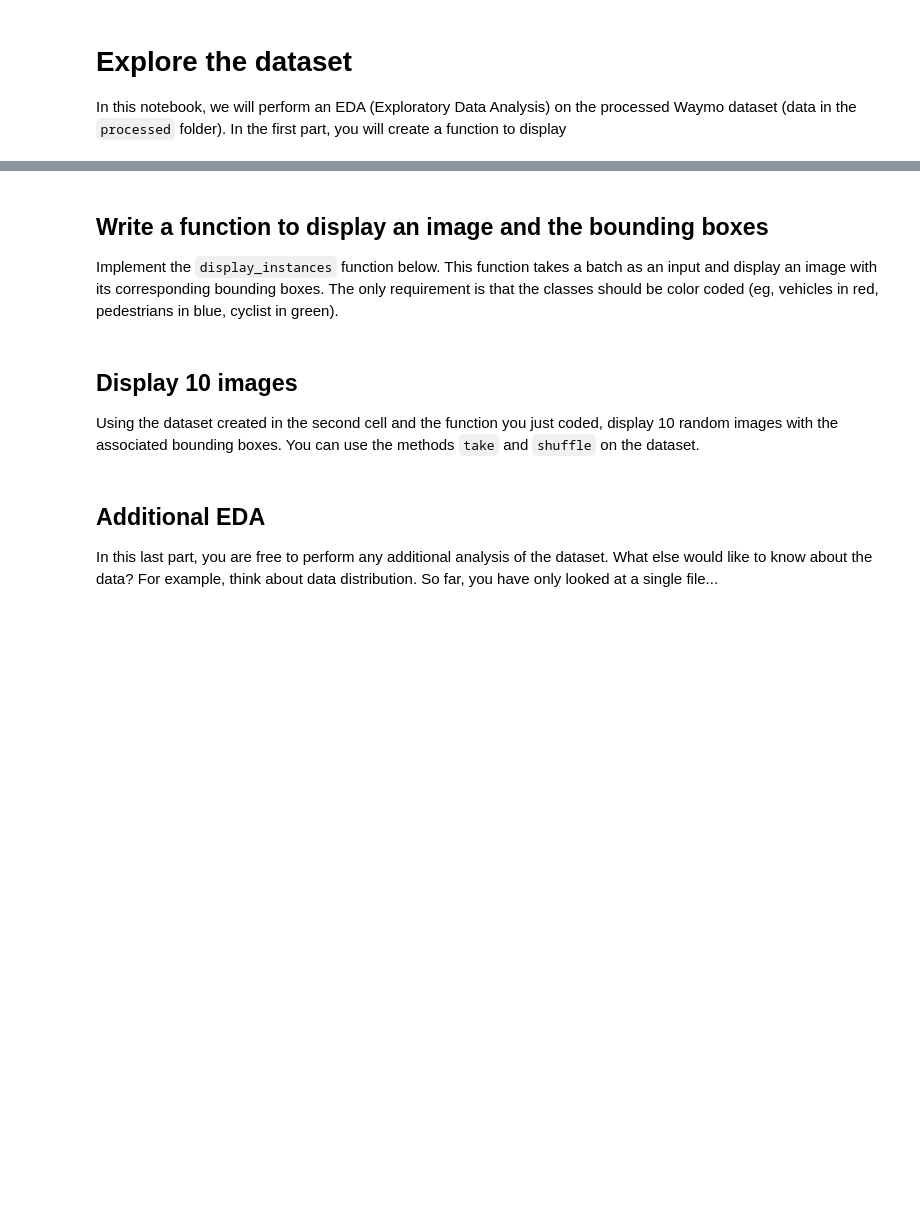
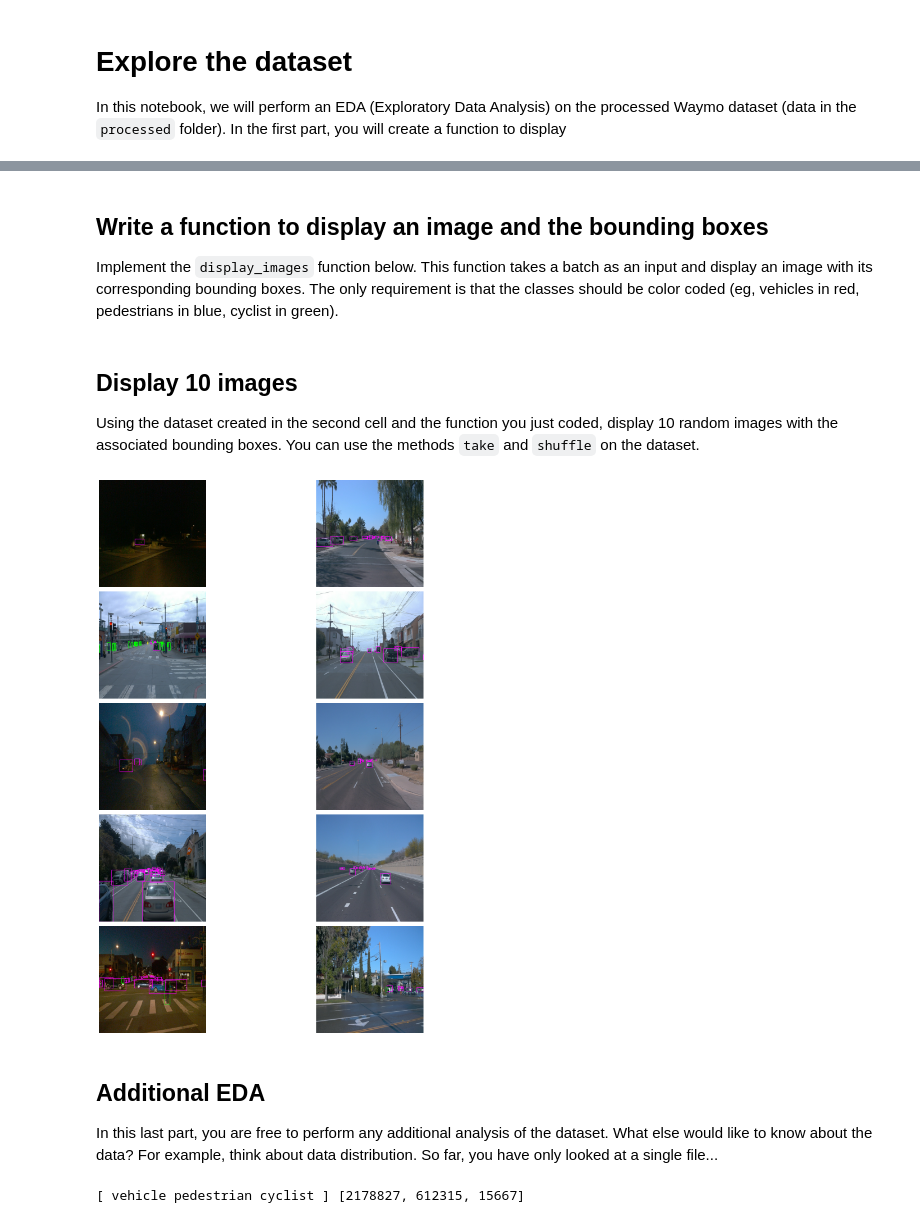
Before and after one commit to baraaHassan/-Object-Detection-in-an-Urban-Environment, a Jupyter notebook: Exploratory Data Analysis.ipynb, the cells around one changed output, grey strips where cells are left out. Drawn from its saved outputs; the diff is of its cells as text; code cells hidden in the pictures; blank space fills up the shorter version.

```diff
--- a/Exploratory Data Analysis.ipynb
+++ b/Exploratory Data Analysis.ipynb
@@ -9,0 +16,2 @@ dataset = get_dataset("data/raw")
+# %%
+training_dataset = get_dataset("/home/workspace/data/train/*.tfrecord")
@@ -10,4 +28,4 @@ dataset = get_dataset("data/raw")
 # %% [markdown]
 ## Write a function to display an image and the bounding boxes
 
-Implement the `display_instances` function below. This function takes a batch as an input and display an image with its corresponding bounding boxes. The only requirement is that the classes should be color coded (eg, vehicles in red, pedestrians in blue, cyclist in green).
+Implement the `display_images` function below. This function takes a batch as an input and display an image with its corresponding bounding boxes. The only requirement is that the classes should be color coded (eg, vehicles in red, pedestrians in blue, cyclist in green).
@@ -21,3 +32,34 @@ def display_instances(batch):
+# %%
+
+def display_images(batch):
+    # color mapping of classes
+    colormap = {1: [1, 0, 1], 2: [0, 1, 0], 4: [1, 1, 0]}
+
+    f, ax = plt.subplots(5, 2, figsize=(20, 20))
+
+    for i in range(len(batch)):
+        img = batch[i]['image']
+        classes = batch[i]['groundtruth_classes'].copy()
+        bboxes = batch[i]['groundtruth_boxes'].copy()
+
+        # resize the rectangle (bounding box) to fit the image
+        resize_x, resize_y, _ = img.shape
+        bboxes[:, [0, 2]] *= resize_x
+        bboxes[:, [1, 3]] *= resize_y
+
+        # index of the current subfigure
+        x = i % 5
+        y = i % 2
+
+        ax[x,y].imshow(img.astype(np.uint8))
+
+        for cl, bb in zip(classes, bboxes):
+            y1, x1, y2, x2 = bb
+            rec = Rectangle((x1, y1), x2- x1, y2-y1, facecolor='none', edgecolor=colormap[cl])
+            ax[x, y].add_patch(rec)
+        ax[x ,y].axis('off')
+    plt.tight_layout()
+    plt.show()
 # %% [markdown]
 ## Display 10 images
 
@@ -27,5 +67,25 @@ Using the dataset created in the second cell and the function you just coded, di
+# %%
+# Display 10 random images in dataset
+Random_10_imgs = training_dataset.shuffle(600)
+Random_10_imgs = Random_10_imgs.take(10)
+display_images(list(Random_10_imgs.as_numpy_iterator()))
+# %% [output]
+[figure, added]
 # %% [markdown]
 ## Additional EDA
 
 In this last part, you are free to perform any additional analysis of the dataset. What else would like to know about the data?
 For example, think about data distribution. So far, you have only looked at a single file...
+# %%
+array_for_classes_counting = [0,0,0]
+
+for indx, batch in enumerate(training_dataset):
+    if indx > 126113:
+        break
+    ground_truth = batch['groundtruth_classes'].numpy()
+    for sample in ground_truth:
+        array_for_classes_counting[int(sample/2)] += 1
+
+print('[ vehicle', 'pedestrian', 'cyclist ]',array_for_classes_counting)
+# %% [output]
+[ vehicle pedestrian cyclist ] [2178827, 612315, 15667]
```
Also changed, not shown: parts of 7 cells of this notebook, 11 other files.
